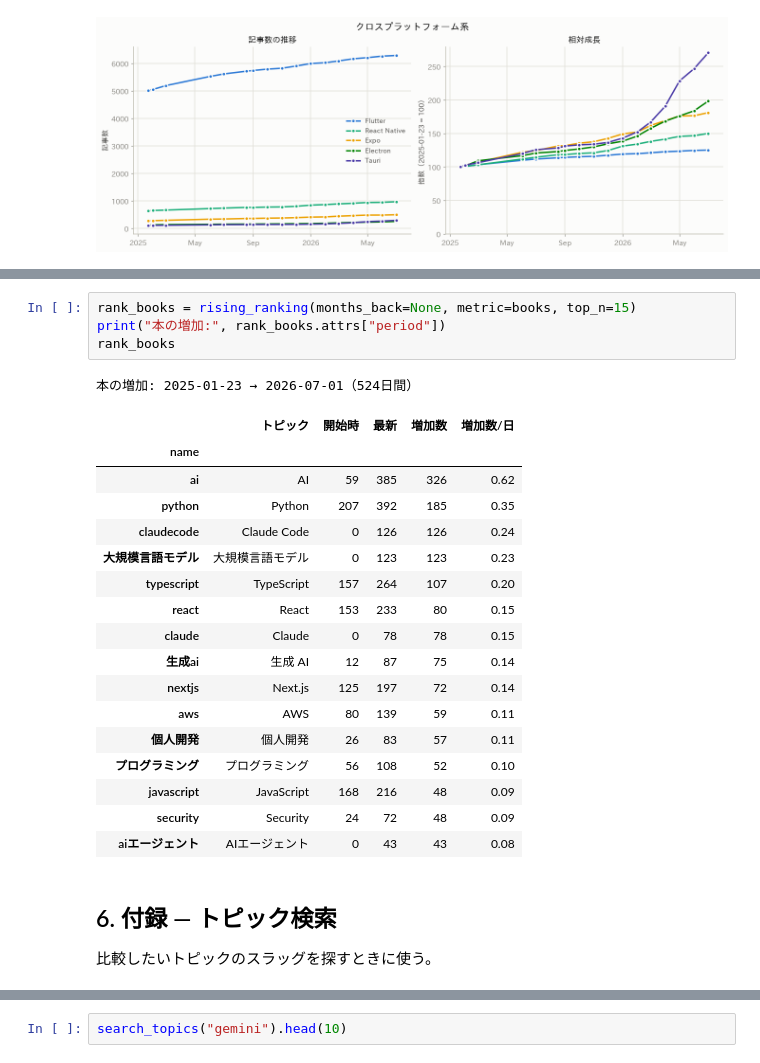
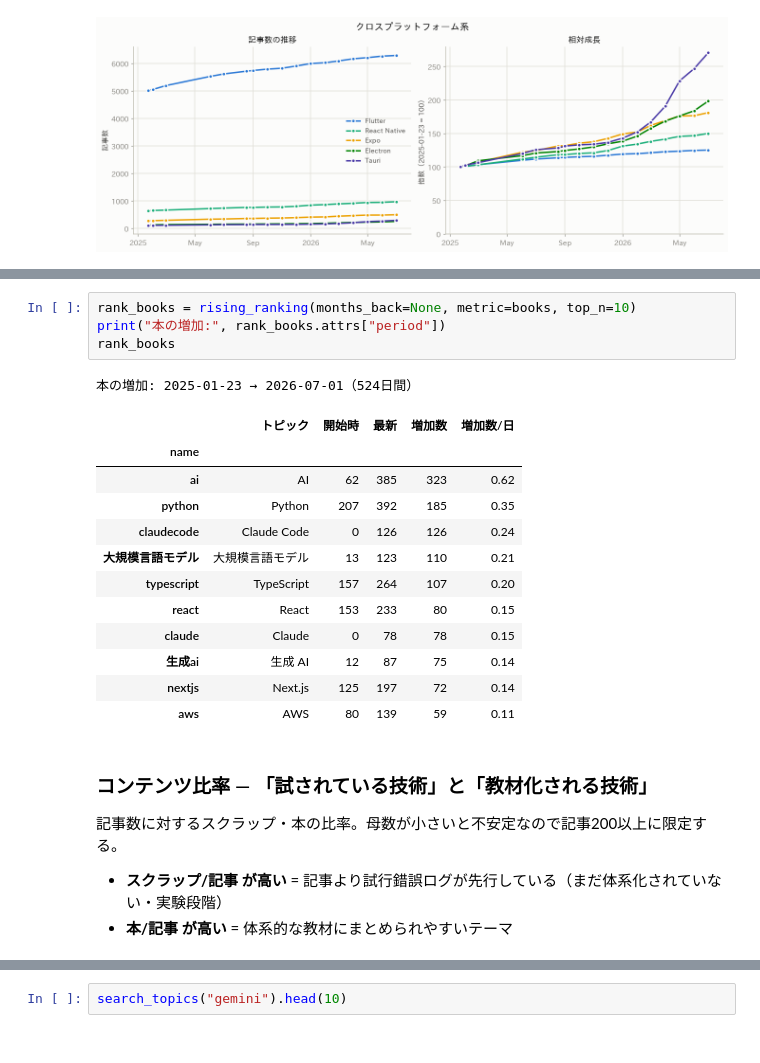
Before and after one commit to fa0311/zenn-topic-analyze, a Jupyter notebook: analysis.ipynb, the cells around one changed output, grey strips where cells are left out. Cells and saved outputs as stored; diff of their text form.

```diff
--- a/analysis.ipynb
+++ b/analysis.ipynb
@@ -839,27 +1015,25 @@ rank_scraps
 # %%
-rank_books = rising_ranking(months_back=None, metric=books, top_n=15)
+rank_books = rising_ranking(months_back=None, metric=books, top_n=10)
 print("本の増加:", rank_books.attrs["period"])
 rank_books
 # %% [output]
 本の増加: 2025-01-23 → 2026-07-01（524日間）
 |  | トピック | 開始時 | 最新 | 増加数 | 増加数/日 |
 | name |  |  |  |  |  |
-| ai | AI | 59 | 385 | 326 | 0.62 |
+| ai | AI | 62 | 385 | 323 | 0.62 |
 | python | Python | 207 | 392 | 185 | 0.35 |
 | claudecode | Claude Code | 0 | 126 | 126 | 0.24 |
-| 大規模言語モデル | 大規模言語モデル | 0 | 123 | 123 | 0.23 |
+| 大規模言語モデル | 大規模言語モデル | 13 | 123 | 110 | 0.21 |
 | typescript | TypeScript | 157 | 264 | 107 | 0.20 |
 | react | React | 153 | 233 | 80 | 0.15 |
 | claude | Claude | 0 | 78 | 78 | 0.15 |
 | 生成ai | 生成 AI | 12 | 87 | 75 | 0.14 |
 | nextjs | Next.js | 125 | 197 | 72 | 0.14 |
 | aws | AWS | 80 | 139 | 59 | 0.11 |
-| 個人開発 | 個人開発 | 26 | 83 | 57 | 0.11 |
-| プログラミング | プログラミング | 56 | 108 | 52 | 0.10 |
-| javascript | JavaScript | 168 | 216 | 48 | 0.09 |
-| security | Security | 24 | 72 | 48 | 0.09 |
-| aiエージェント | AIエージェント | 0 | 43 | 43 | 0.08 |
-# %% [markdown]
-## 6. 付録 — トピック検索
-
-比較したいトピックのスラッグを探すときに使う。
+# %% [markdown]
+### コンテンツ比率 — 「試されている技術」と「教材化される技術」
+
+記事数に対するスクラップ・本の比率。母数が小さいと不安定なので記事200以上に限定する。
+
+- **スクラップ/記事 が高い** = 記事より試行錯誤ログが先行している（まだ体系化されていない・実験段階）
+- **本/記事 が高い** = 体系的な教材にまとめられやすいテーマ
```
Also changed, not shown: parts of 88 cells of this notebook, 2 other files.
